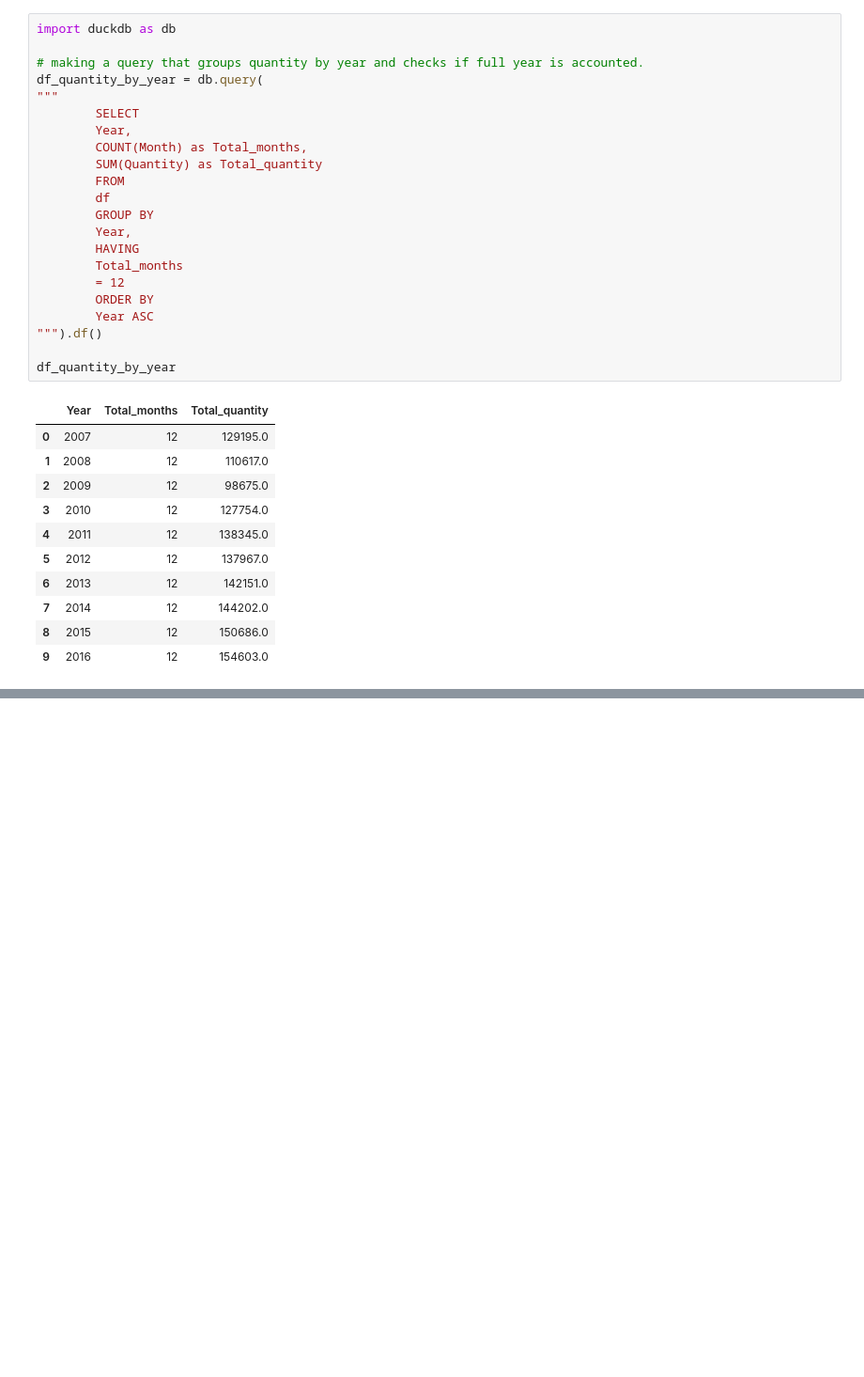
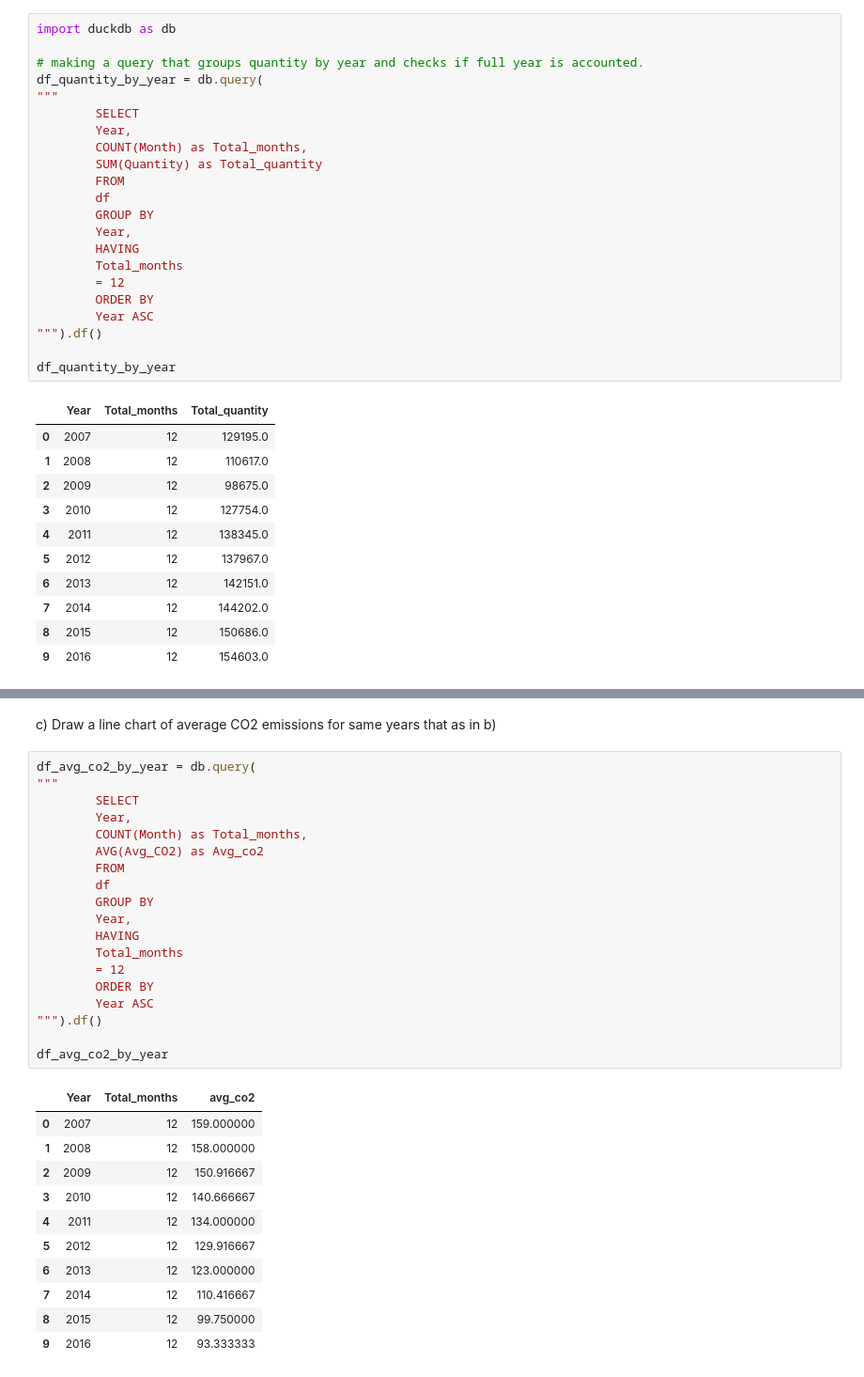
Before and after one commit to StefanLundberg77/ai_engineering_stefan_lundberg, a Jupyter notebook: exercises/exercise_0/car_sales_eda.ipynb, the cells around one changed output, grey strips where cells are left out. Shown: that part at 94% size. Cells and saved outputs as stored; diff of their text form; blank space fills up the shorter version.

```diff
--- a/exercises/exercise_0/car_sales_eda.ipynb
+++ b/exercises/exercise_0/car_sales_eda.ipynb
@@ -129,3 +134,36 @@ plt.tight_layout()
 fig.savefig("sales_quantity_by_year.png")
 # %% [output]
 [figure]
+# %% [markdown]
+c) Draw a line chart of average CO2 emissions for same years that as in b)
+# %%
+df_avg_co2_by_year = db.query(
+"""
+        SELECT
+        Year,
+        COUNT(Month) as Total_months,
+        AVG(Avg_CO2) as Avg_co2
+        FROM
+        df
+        GROUP BY
+        Year,
+        HAVING
+        Total_months
+        = 12
+        ORDER BY
+        Year ASC
+""").df()
+
+df_avg_co2_by_year
+# %% [output]
+|  | Year | Total_months | avg_co2 |
+| 0 | 2007 | 12 | 159.000000 |
+| 1 | 2008 | 12 | 158.000000 |
+| 2 | 2009 | 12 | 150.916667 |
+| 3 | 2010 | 12 | 140.666667 |
+| 4 | 2011 | 12 | 134.000000 |
+| 5 | 2012 | 12 | 129.916667 |
+| 6 | 2013 | 12 | 123.000000 |
+| 7 | 2014 | 12 | 110.416667 |
+| 8 | 2015 | 12 | 99.750000 |
+| 9 | 2016 | 12 | 93.333333 |
```
Also changed, not shown: parts of 3 cells of this notebook.
